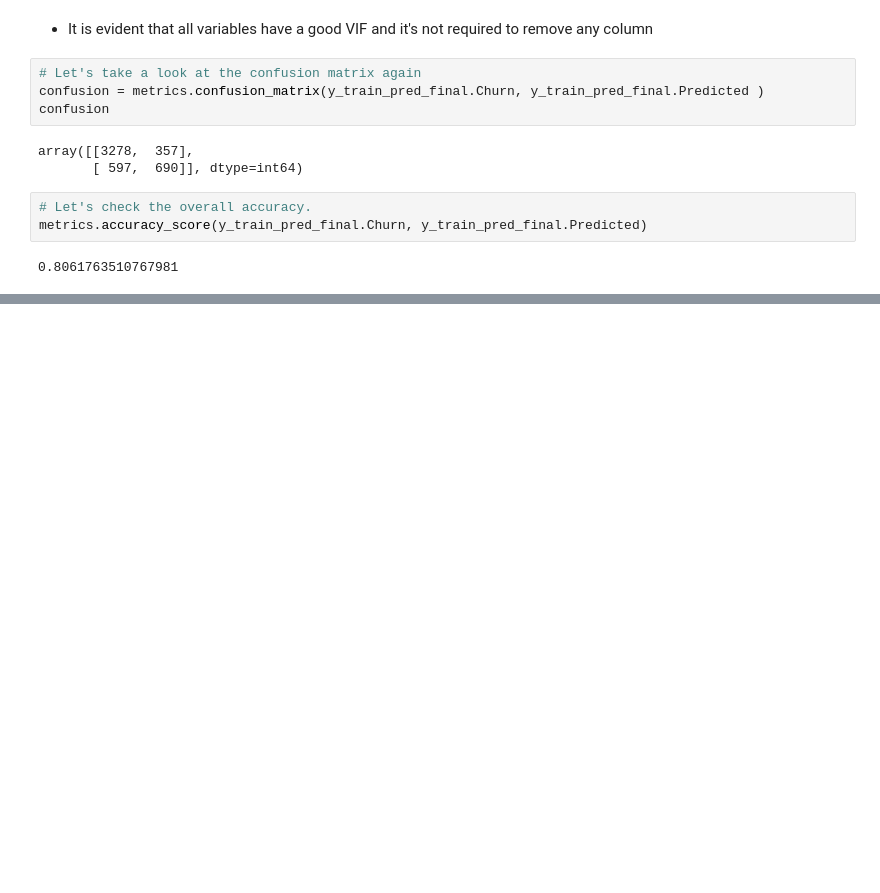
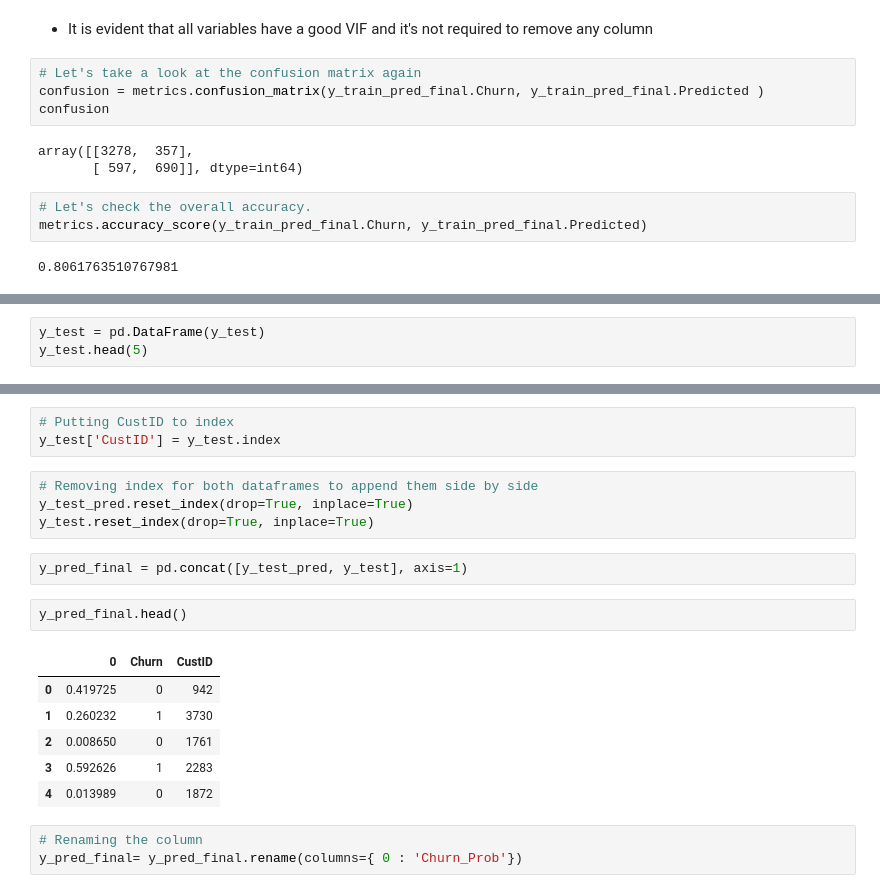
Before and after one commit to Dharani-Arumugam/Machine-Learning, a Jupyter notebook: Logistic Regression/Logistic Regression - Churn Data.ipynb, the cells around one changed output, grey strips where cells are left out. Cells and saved outputs as stored; diff of their text form; blank space fills up the shorter version.

```diff
--- a/Logistic Regression/Logistic Regression - Churn Data.ipynb
+++ b/Logistic Regression/Logistic Regression - Churn Data.ipynb
@@ -775,0 +870,3 @@ metrics.accuracy_score(y_train_pred_final.Churn, y_train_pred_final.Predicted)
+# %%
+y_test = pd.DataFrame(y_test)
+y_test.head(5)
@@ -775,0 +880,21 @@ metrics.accuracy_score(y_train_pred_final.Churn, y_train_pred_final.Predicted)
+# %%
+# Putting CustID to index
+y_test['CustID'] = y_test.index
+# %%
+# Removing index for both dataframes to append them side by side
+y_test_pred.reset_index(drop=True, inplace=True)
+y_test.reset_index(drop=True, inplace=True)
+# %%
+y_pred_final = pd.concat([y_test_pred, y_test], axis=1)
+# %%
+y_pred_final.head()
+# %% [output]
+|  | 0 | Churn | CustID |
+| 0 | 0.419725 | 0 | 942 |
+| 1 | 0.260232 | 1 | 3730 |
+| 2 | 0.008650 | 0 | 1761 |
+| 3 | 0.592626 | 1 | 2283 |
+| 4 | 0.013989 | 0 | 1872 |
+# %%
+# Renaming the column
+y_pred_final= y_pred_final.rename(columns={ 0 : 'Churn_Prob'})
```
Also changed, not shown: parts of 36 cells of this notebook.
